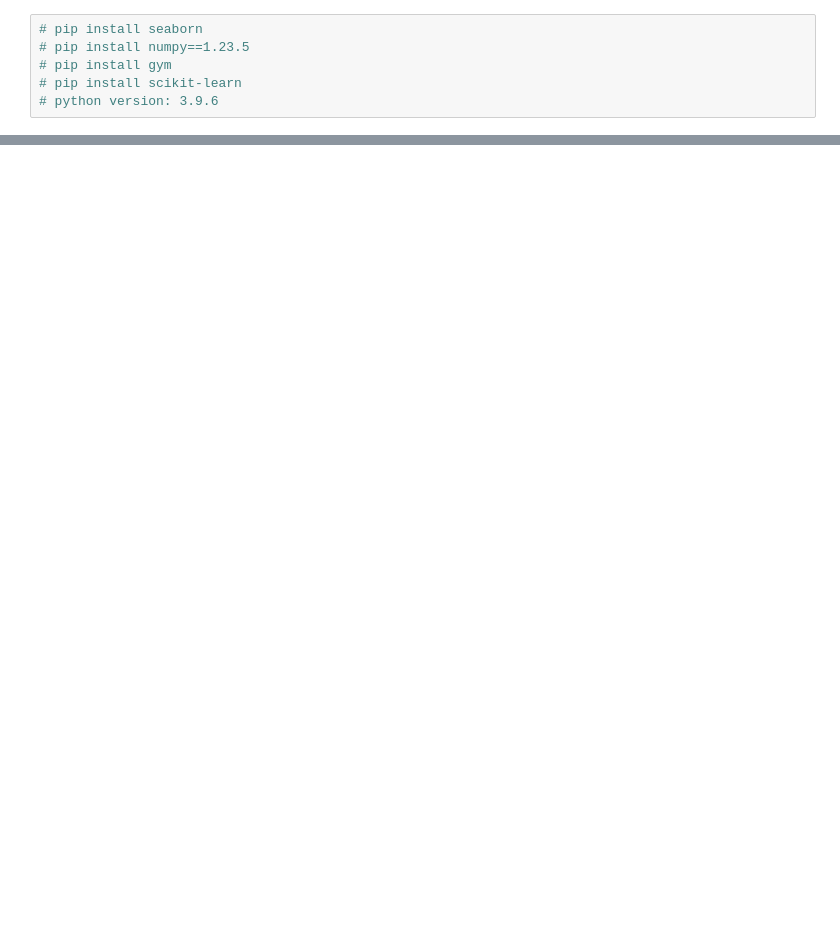
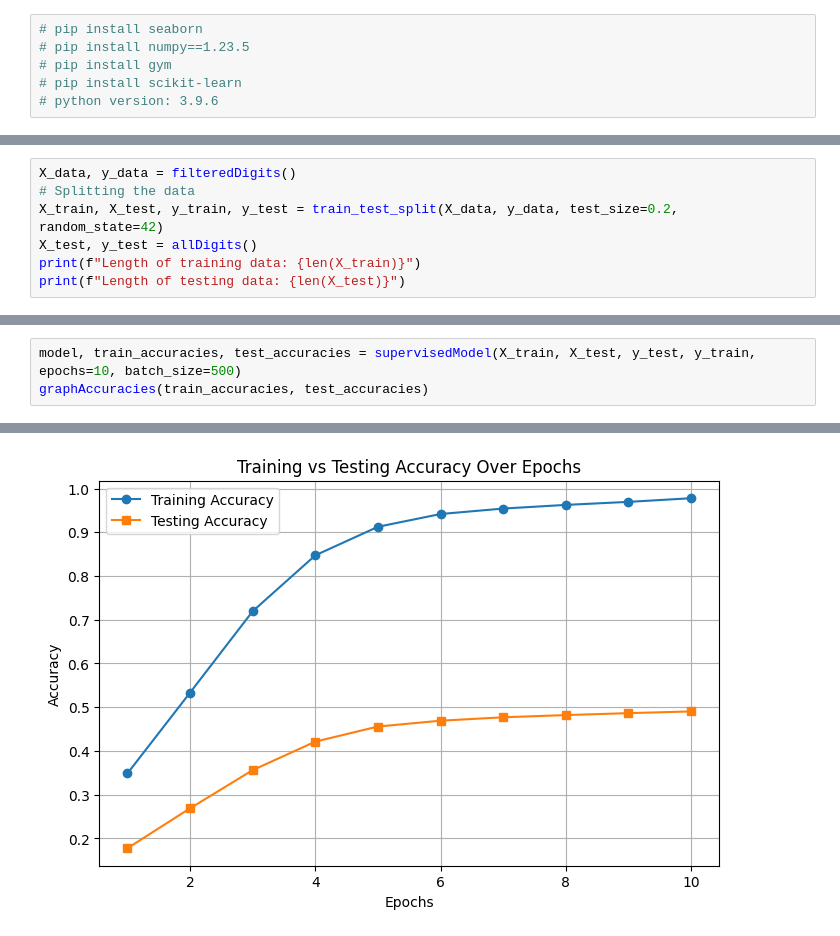
Before and after one commit to aimlworkshop/workshop, a Jupyter notebook: Session1/unsupervised.ipynb, the cells around one changed output, grey strips where cells are left out. Saved outputs shown, nothing was run; the diff lists cells and outputs as text; blank space fills up the shorter version.

```diff
--- a/Session1/unsupervised.ipynb
+++ b/Session1/unsupervised.ipynb
@@ -124,0 +90,7 @@ def unsupervised_learning():
+# %%
+X_data, y_data = filteredDigits()
+# Splitting the data
+X_train, X_test, y_train, y_test = train_test_split(X_data, y_data, test_size=0.2, random_state=42)
+X_test, y_test = allDigits()
+print(f"Length of training data: {len(X_train)}")
+print(f"Length of testing data: {len(X_test)}")
@@ -124,0 +194,4 @@ def unsupervised_learning():
+# %%
+model, train_accuracies, test_accuracies = supervisedModel(X_train, X_test, y_test, y_train, epochs=10, batch_size=500)
+graphAccuracies(train_accuracies, test_accuracies)
+# %% [output]
@@ -124,0 +208 @@ def unsupervised_learning():
+[figure, added]
```
Also changed, not shown: parts of 15 cells of this notebook, 2 other files.
